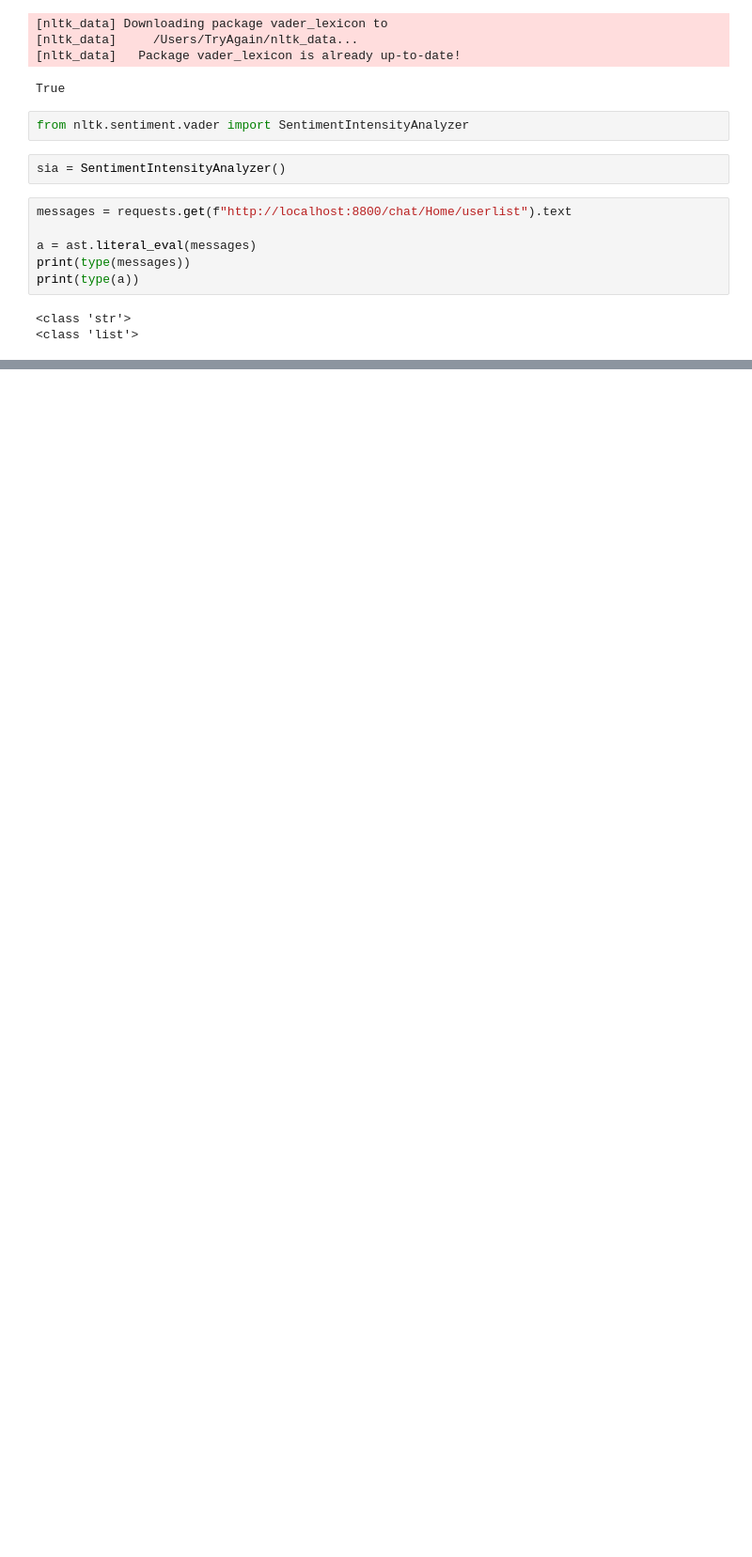
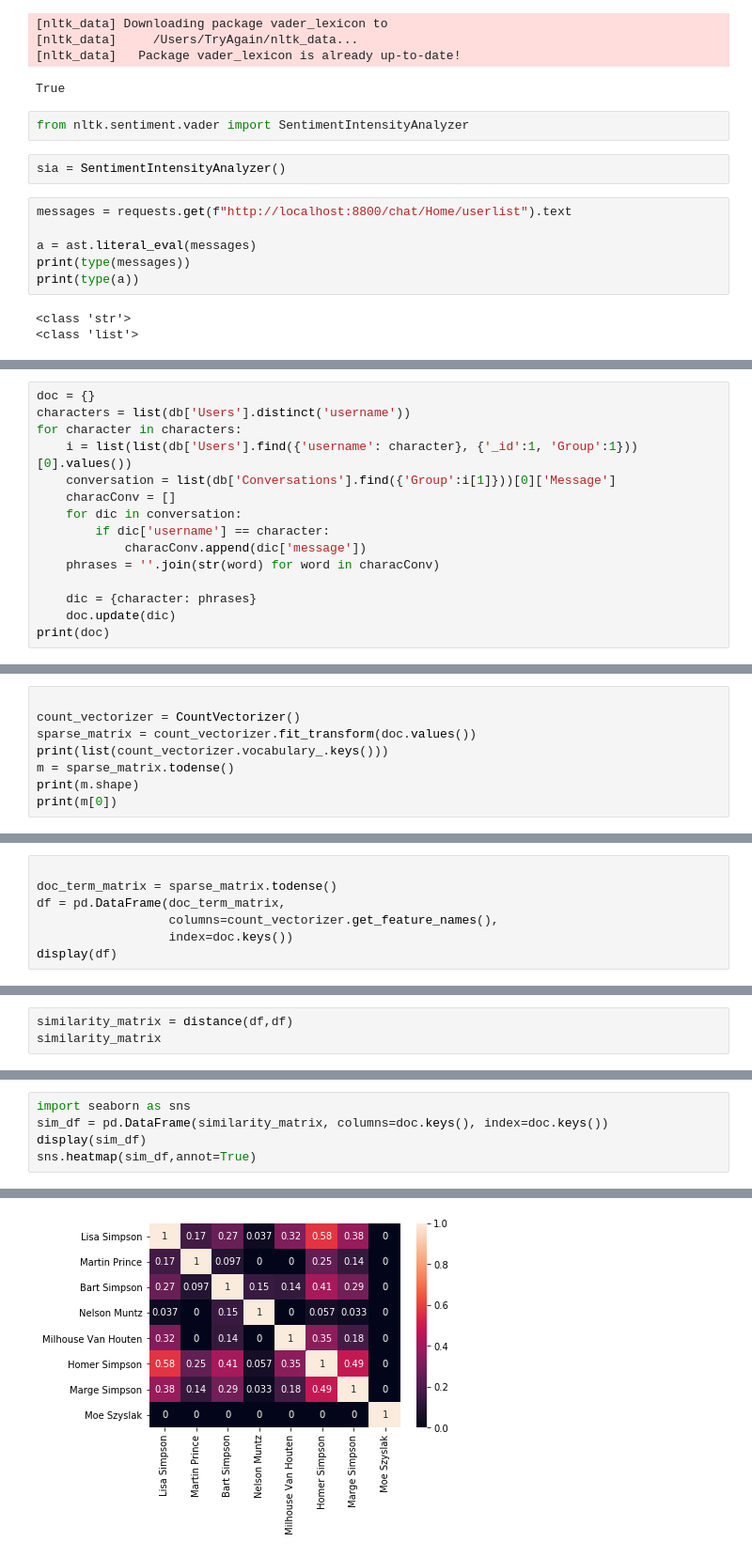
Before and after one commit to patricrp/API-project, a Jupyter notebook: Simpsons Sentiment Analysis.ipynb, the cells around one changed output, grey strips where cells are left out. Shown: that part at 94% size. Drawn from its saved outputs; the diff is of its cells as text; blank space fills up the shorter version.

```diff
--- a/Simpsons Sentiment Analysis.ipynb
+++ b/Simpsons Sentiment Analysis.ipynb
@@ -207,0 +241,15 @@ print(a)
+# %%
+doc = {}
+characters = list(db['Users'].distinct('username'))
+for character in characters:
+    i = list(list(db['Users'].find({'username': character}, {'_id':1, 'Group':1}))[0].values())
+    conversation = list(db['Conversations'].find({'Group':i[1]}))[0]['Message']
+    characConv = []
+    for dic in conversation:
+        if dic['username'] == character:
+            characConv.append(dic['message'])
+    phrases = ''.join(str(word) for word in characConv)
+
+    dic = {character: phrases}
+    doc.update(dic)
+print(doc)
@@ -207,0 +258,8 @@ print(a)
+# %%
+
+count_vectorizer = CountVectorizer()
+sparse_matrix = count_vectorizer.fit_transform(doc.values())
+print(list(count_vectorizer.vocabulary_.keys()))
+m = sparse_matrix.todense()
+print(m.shape)
+print(m[0])
@@ -207,0 +283,7 @@ print(a)
+# %%
+
+doc_term_matrix = sparse_matrix.todense()
+df = pd.DataFrame(doc_term_matrix,
+                  columns=count_vectorizer.get_feature_names(),
+                  index=doc.keys())
+display(df)
@@ -207,0 +303,3 @@ print(a)
+# %%
+similarity_matrix = distance(df,df)
+similarity_matrix
@@ -207,0 +323,6 @@ print(a)
+# %%
+import seaborn as sns
+sim_df = pd.DataFrame(similarity_matrix, columns=doc.keys(), index=doc.keys())
+display(sim_df)
+sns.heatmap(sim_df,annot=True)
+# %% [output]
@@ -207,0 +339 @@ print(a)
+[figure, added]
```
Also changed, not shown: parts of 31 cells of this notebook, 3 other files.
